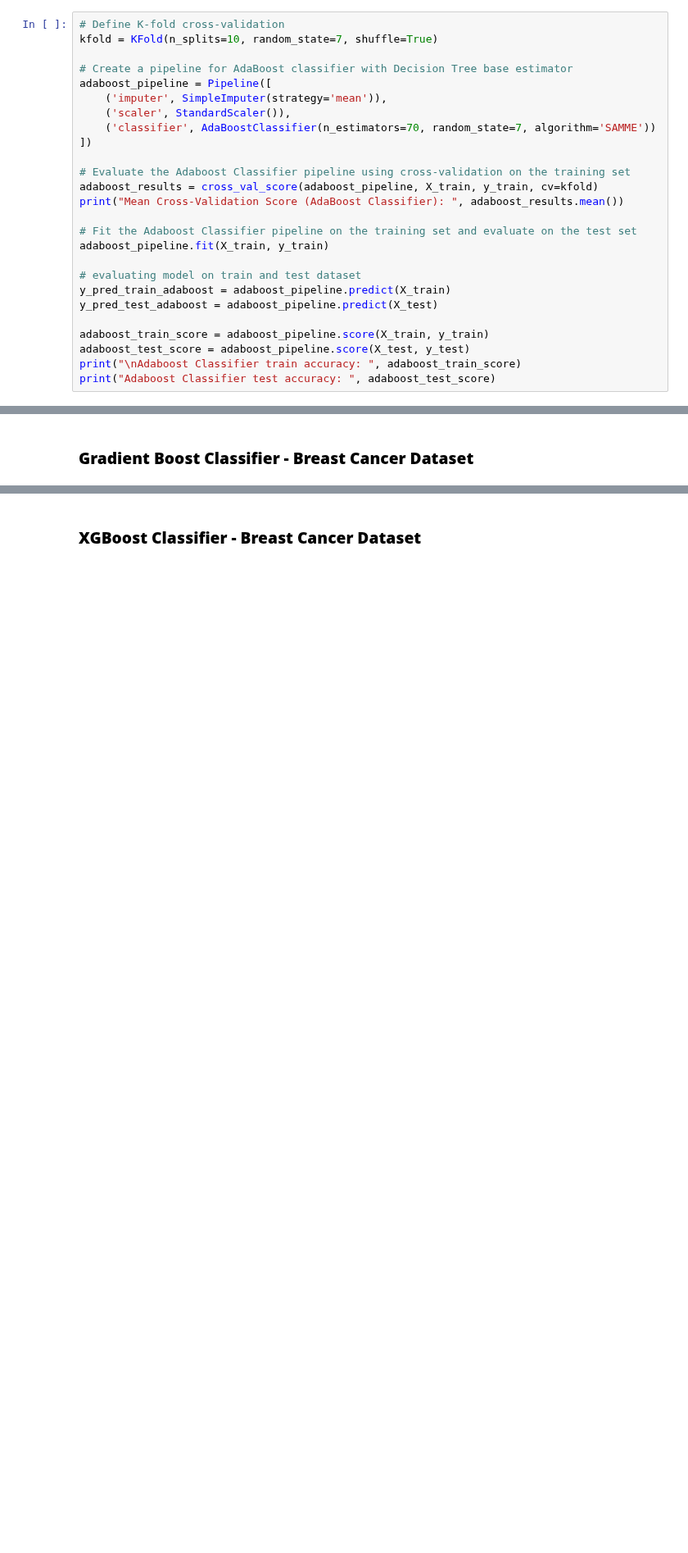
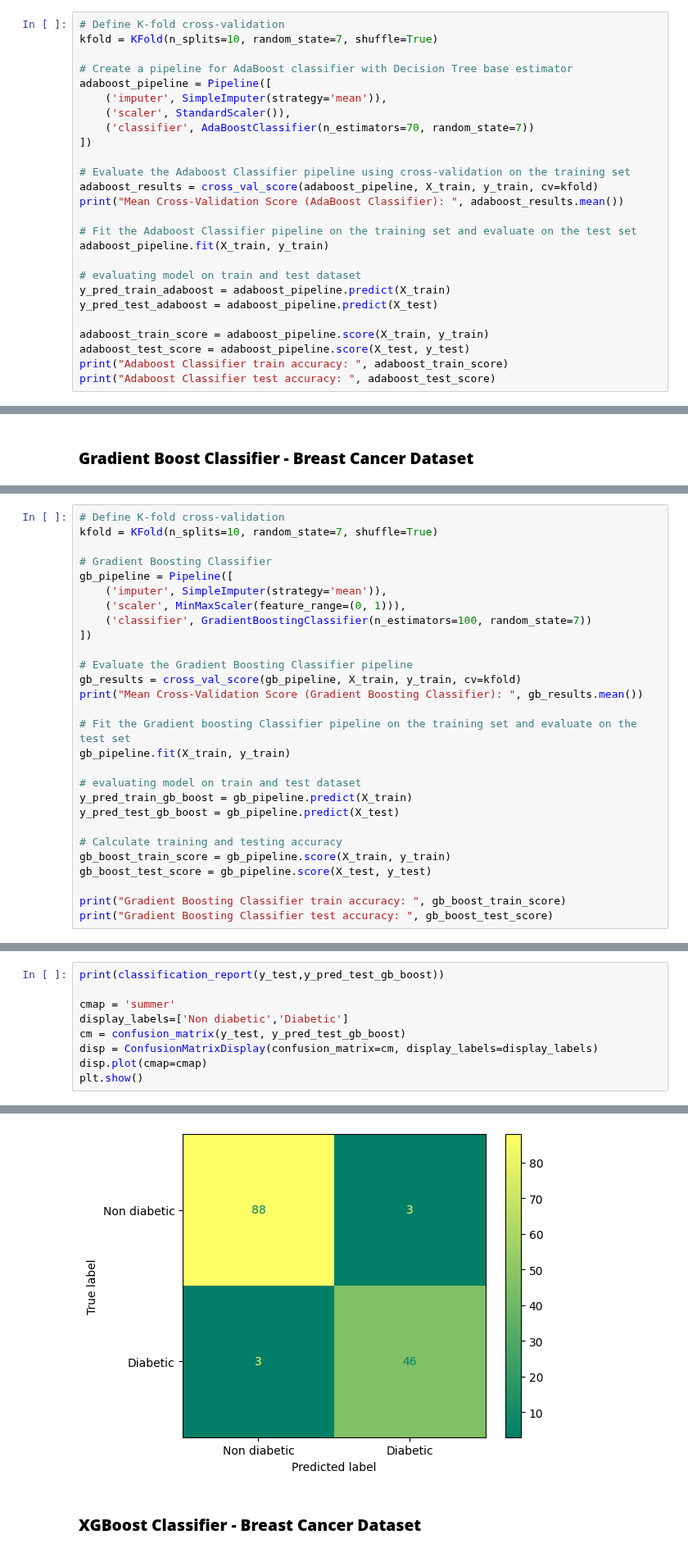
Before and after one commit to aninditadash/Introduction_to_machine_learning, a Jupyter notebook: supervised_learning/Ensemble_Learning.ipynb, the cells around one changed output, grey strips where cells are left out. Shown at 82% size. Cells and saved outputs as stored; diff of their text form; blank space fills up the shorter version.

Commit message:
Updated the code for boosting for breast cancer dataset

```diff
--- a/supervised_learning/Ensemble_Learning.ipynb
+++ b/supervised_learning/Ensemble_Learning.ipynb
@@ -536,7 +541,7 @@ kfold = KFold(n_splits=10, random_state=7, shuffle=True)
 adaboost_pipeline = Pipeline([
     ('imputer', SimpleImputer(strategy='mean')),
     ('scaler', StandardScaler()),
-    ('classifier', AdaBoostClassifier(n_estimators=70, random_state=7, algorithm='SAMME'))
+    ('classifier', AdaBoostClassifier(n_estimators=70, random_state=7))
 ])
 
 # Evaluate the Adaboost Classifier pipeline using cross-validation on the training set
@@ -552,7 +557,7 @@ y_pred_test_adaboost = adaboost_pipeline.predict(X_test)
 
 adaboost_train_score = adaboost_pipeline.score(X_train, y_train)
 adaboost_test_score = adaboost_pipeline.score(X_test, y_test)
-print("\nAdaboost Classifier train accuracy: ", adaboost_train_score)
+print("Adaboost Classifier train accuracy: ", adaboost_train_score)
 print("Adaboost Classifier test accuracy: ", adaboost_test_score)
 # %% [output]
 Mean Cross-Validation Score (AdaBoost Classifier):  0.9534740259740259
@@ -588,0 +598,28 @@ Confusion matrix
+# %%
+# Define K-fold cross-validation
+kfold = KFold(n_splits=10, random_state=7, shuffle=True)
+
+# Gradient Boosting Classifier
+gb_pipeline = Pipeline([
+    ('imputer', SimpleImputer(strategy='mean')),
+    ('scaler', MinMaxScaler(feature_range=(0, 1))),
+    ('classifier', GradientBoostingClassifier(n_estimators=100, random_state=7))
+])
+
+# Evaluate the Gradient Boosting Classifier pipeline
+gb_results = cross_val_score(gb_pipeline, X_train, y_train, cv=kfold)
+print("Mean Cross-Validation Score (Gradient Boosting Classifier): ", gb_results.mean())
+
+# Fit the Gradient boosting Classifier pipeline on the training set and evaluate on the test set
+gb_pipeline.fit(X_train, y_train)
+
+# evaluating model on train and test dataset
+y_pred_train_gb_boost = gb_pipeline.predict(X_train)
+y_pred_test_gb_boost = gb_pipeline.predict(X_test)
+
+# Calculate training and testing accuracy
+gb_boost_train_score = gb_pipeline.score(X_train, y_train)
+gb_boost_test_score = gb_pipeline.score(X_test, y_test)
+
+print("Gradient Boosting Classifier train accuracy: ", gb_boost_train_score)
+print("Gradient Boosting Classifier test accuracy: ", gb_boost_test_score)
@@ -588,0 +630,10 @@ Confusion matrix
+# %%
+print(classification_report(y_test,y_pred_test_gb_boost))
+
+cmap = 'summer'
+display_labels=['Non diabetic','Diabetic']
+cm = confusion_matrix(y_test, y_pred_test_gb_boost)
+disp = ConfusionMatrixDisplay(confusion_matrix=cm, display_labels=display_labels)
+disp.plot(cmap=cmap)
+plt.show()
+# %% [output]
@@ -589,2 +648,3 @@ Confusion matrix
+[figure, added]
 # %% [markdown]
 ### __XGBoost Classifier - Breast Cancer Dataset__
```
Also changed, not shown: parts of 21 cells of this notebook.
